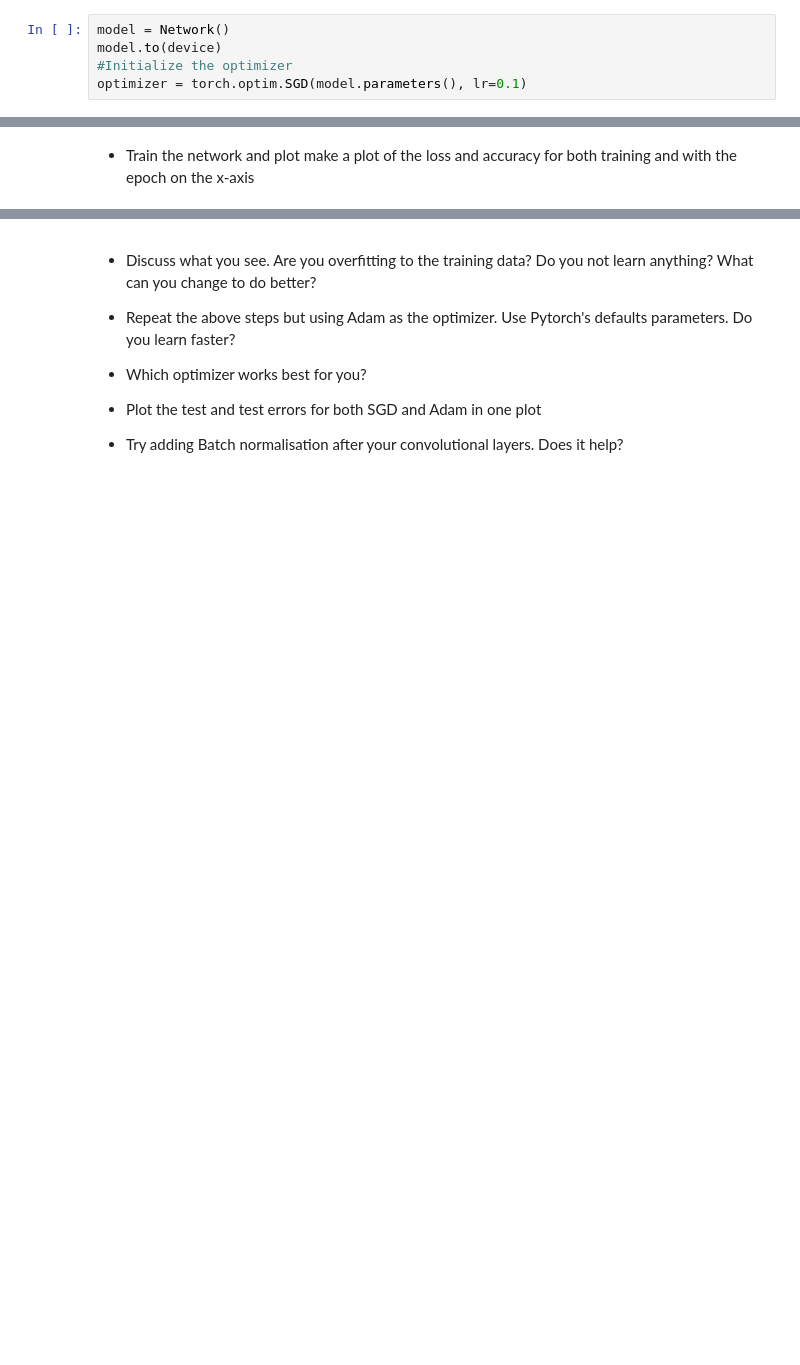
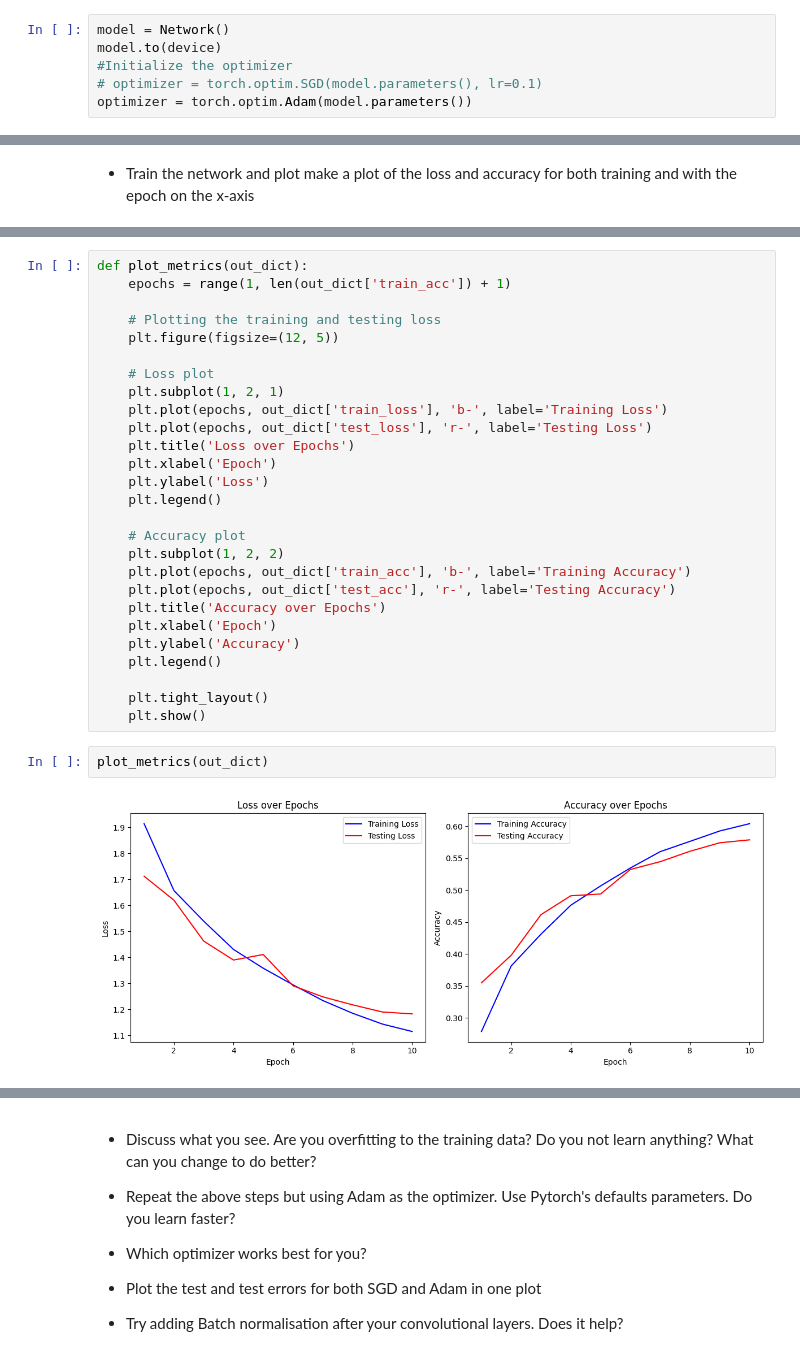
Before and after one commit to moskitoo/02516, a Jupyter notebook: IDLCV_Exercise_1_3_CIFAR_Classification.ipynb, the cells around one changed output, grey strips where cells are left out. Saved outputs shown, nothing was run; the diff lists cells and outputs as text; blank space fills up the shorter version.

```diff
--- a/IDLCV_Exercise_1_3_CIFAR_Classification.ipynb
+++ b/IDLCV_Exercise_1_3_CIFAR_Classification.ipynb
@@ -46,7 +87,8 @@ class Network(nn.Module):
 model = Network()
 model.to(device)
 #Initialize the optimizer
-optimizer = torch.optim.SGD(model.parameters(), lr=0.1)
+# optimizer = torch.optim.SGD(model.parameters(), lr=0.1)
+optimizer = torch.optim.Adam(model.parameters())
 # %%
 #We define the training as a function so we can easily re-use it.
 def train(model, optimizer, num_epochs=10):
@@ -108,0 +162,31 @@ plt.ylabel('Accuracy')
+# %%
+def plot_metrics(out_dict):
+    epochs = range(1, len(out_dict['train_acc']) + 1)
+
+    # Plotting the training and testing loss
+    plt.figure(figsize=(12, 5))
+
+    # Loss plot
+    plt.subplot(1, 2, 1)
+    plt.plot(epochs, out_dict['train_loss'], 'b-', label='Training Loss')
+    plt.plot(epochs, out_dict['test_loss'], 'r-', label='Testing Loss')
+    plt.title('Loss over Epochs')
+    plt.xlabel('Epoch')
+    plt.ylabel('Loss')
+    plt.legend()
+
+    # Accuracy plot
+    plt.subplot(1, 2, 2)
+    plt.plot(epochs, out_dict['train_acc'], 'b-', label='Training Accuracy')
+    plt.plot(epochs, out_dict['test_acc'], 'r-', label='Testing Accuracy')
+    plt.title('Accuracy over Epochs')
+    plt.xlabel('Epoch')
+    plt.ylabel('Accuracy')
+    plt.legend()
+
+    plt.tight_layout()
+    plt.show()
+# %%
+plot_metrics(out_dict)
+# %% [output]
+[figure, added]
```
Also changed, not shown: parts of 11 cells of this notebook.
